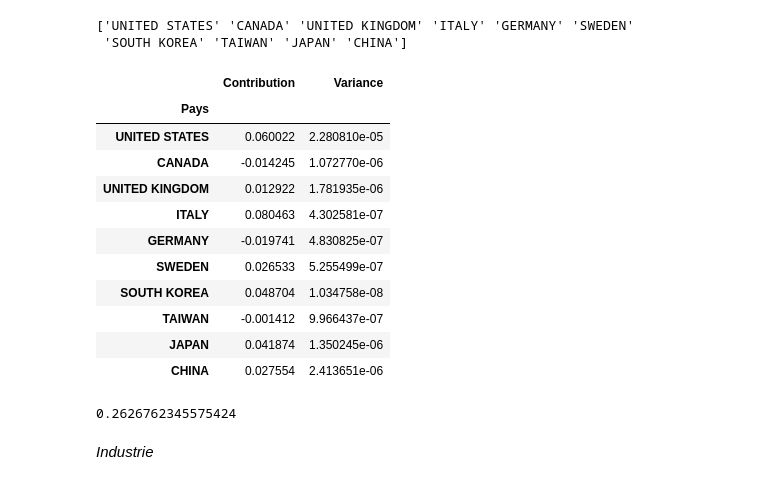
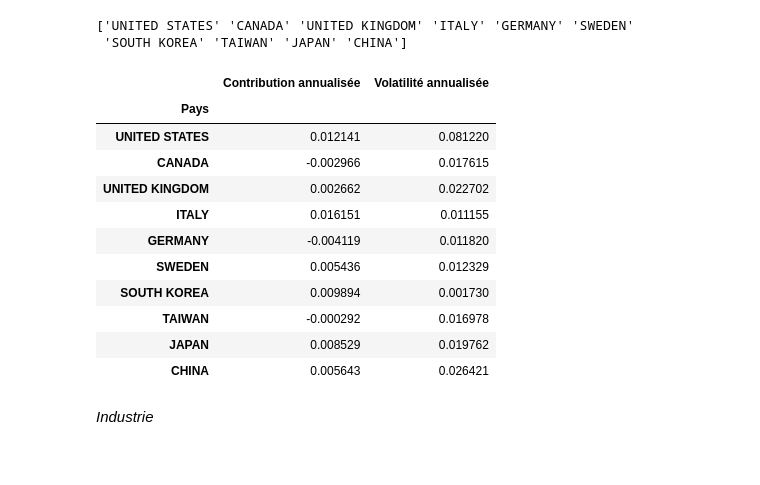
Before and after one commit to YvesAdl/BI_Finance_project, a Jupyter notebook: Facts sheet.ipynb, the cells around one changed output. Drawn from its saved outputs; the diff is of its cells as text; code cells hidden in the pictures.

```diff
--- a/Facts sheet.ipynb
+++ b/Facts sheet.ipynb
@@ -269,0 +271,5 @@ portfolio_mapping
+# %%
+T = 4.830136986
+nb_days_open = 289.2257516
+#pour rappel, on a enlevé les 45 premières dates parce qu'elles comportaient trop de soucis, donc T != 5
+#généré à partir du excel (plus simple pour les calculs de date)
@@ -273,15 +281,17 @@ zone = portfolio_mapping.Geographical_zone.drop_duplicates().values;print(zone)
 ['NORTH AMERICA' 'EUROPE' 'ASIA/PACIFIC']
 # %%
 data_zone = {'Zone':[],
-            'Contribution':[],
-            'Variance':[]}
+            'Contribution annualisée':[],
+            'Volatilité annualisée':[]}
 
 for zones in zone:
     securities = portfolio_mapping[portfolio_mapping.Geographical_zone==zones].index.values
     perf = df.loc[securities,'contribution'].sum()
     var = covar_pondere[securities].loc[securities].sum().sum()
+    perf = (perf+1)**(1/T)-1 #annualisation du rendement
+    var = np.sqrt(var*nb_days_open) #annualisation de la volatilité
     data_zone['Zone'].append(zones)
-    data_zone['Contribution'].append(perf)
-    data_zone['Variance'].append(var)
+    data_zone['Contribution annualisée'].append(perf)
+    data_zone['Volatilité annualisée'].append(var)
 # %%
 df_zone = pd.DataFrame(data_zone)
@@ -308,15 +319,17 @@ sector = portfolio_mapping.Sector.drop_duplicates().values;print(sector)
  'Consumer Discretionary' 'Communication Services']
 # %%
 data_secteur = {'Sector':[],
-            'Contribution':[],
-            'Variance':[]}
+            'Contribution annualisée':[],
+            'Volatilité annualisée':[]}
 
 for sectors in sector:
     securities = portfolio_mapping[portfolio_mapping.Sector==sectors].index.values
     perf = df.loc[securities,'contribution'].sum()
     var = covar_pondere[securities].loc[securities].sum().sum()
+    perf = (perf+1)**(1/T)-1 #annualisation du rendement
+    var = np.sqrt(var*nb_days_open) #annualisation de la volatilité
     data_secteur['Sector'].append(sectors)
-    data_secteur['Contribution'].append(perf)
-    data_secteur['Variance'].append(var)
+    data_secteur['Contribution annualisée'].append(perf)
+    data_secteur['Volatilité annualisée'].append(var)
 # %%
 df_secteur = pd.DataFrame(data_secteur)
@@ -348,36 +360,37 @@ country = portfolio_mapping.Country.drop_duplicates().values;print(country)
  'SOUTH KOREA' 'TAIWAN' 'JAPAN' 'CHINA']
 # %%
 data_country = {'Pays':[],
-            'Contribution':[],
-            'Variance':[]}
+            'Contribution annualisée':[],
+            'Volatilité annualisée':[]}
 
 for countries in country:
     securities = portfolio_mapping[portfolio_mapping.Country==countries].index.values
     perf = df.loc[securities,'contribution'].sum()
     var = covar_pondere[securities].loc[securities].sum().sum()
+    perf = (perf+1)**(1/T)-1 #annualisation du rendement
+    var = np.sqrt(var*nb_days_open) #annualisation de la volatilité
     data_country['Pays'].append(countries)
-    data_country['Contribution'].append(perf)
-    data_country['Variance'].append(var)
+    data_country['Contribution annualisée'].append(perf)
+    data_country['Volatilité annualisée'].append(var)
 # %%
 df_country = pd.DataFrame(data_country)
-df_country.set_index('Pays')
+df_country.set_index('Pays', inplace=True)
+df_country
 # %% [output]
-|  | Contribution | Variance |
+|  | Contribution annualisée | Volatilité annualisée |
 | Pays |  |  |
-| UNITED STATES | 0.060022 | 2.280810e-05 |
-| CANADA | -0.014245 | 1.072770e-06 |
-| UNITED KINGDOM | 0.012922 | 1.781935e-06 |
-| ITALY | 0.080463 | 4.302581e-07 |
-| GERMANY | -0.019741 | 4.830825e-07 |
-| SWEDEN | 0.026533 | 5.255499e-07 |
-| SOUTH KOREA | 0.048704 | 1.034758e-08 |
-| TAIWAN | -0.001412 | 9.966437e-07 |
-| JAPAN | 0.041874 | 1.350245e-06 |
-| CHINA | 0.027554 | 2.413651e-06 |
+| UNITED STATES | 0.012141 | 0.081220 |
+| CANADA | -0.002966 | 0.017615 |
+| UNITED KINGDOM | 0.002662 | 0.022702 |
+| ITALY | 0.016151 | 0.011155 |
+| GERMANY | -0.004119 | 0.011820 |
+| SWEDEN | 0.005436 | 0.012329 |
+| SOUTH KOREA | 0.009894 | 0.001730 |
+| TAIWAN | -0.000292 | 0.016978 |
+| JAPAN | 0.008529 | 0.019762 |
+| CHINA | 0.005643 | 0.026421 |
 # %%
-df_country.Contribution.sum() #sanity check, correspond bien à la contribution au global
+#df_country.Contribution.sum() #sanity check, correspond bien à la contribution au global
-# %% [output]
-0.2626762345575424
 # %% [markdown]
 *Industrie*
 # %%
```
Also changed, not shown: parts of 15 cells of this notebook, 1 other file.
